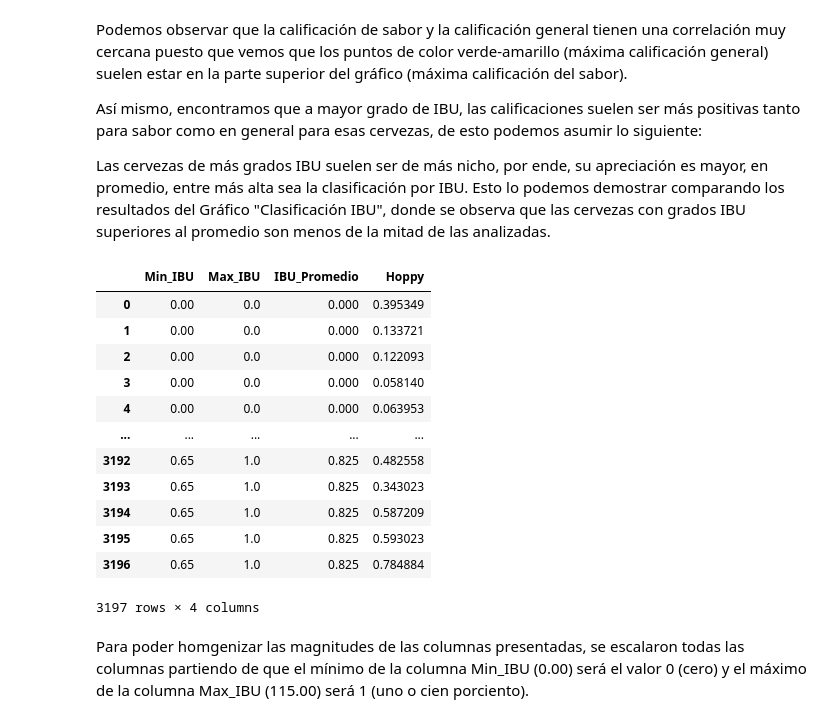
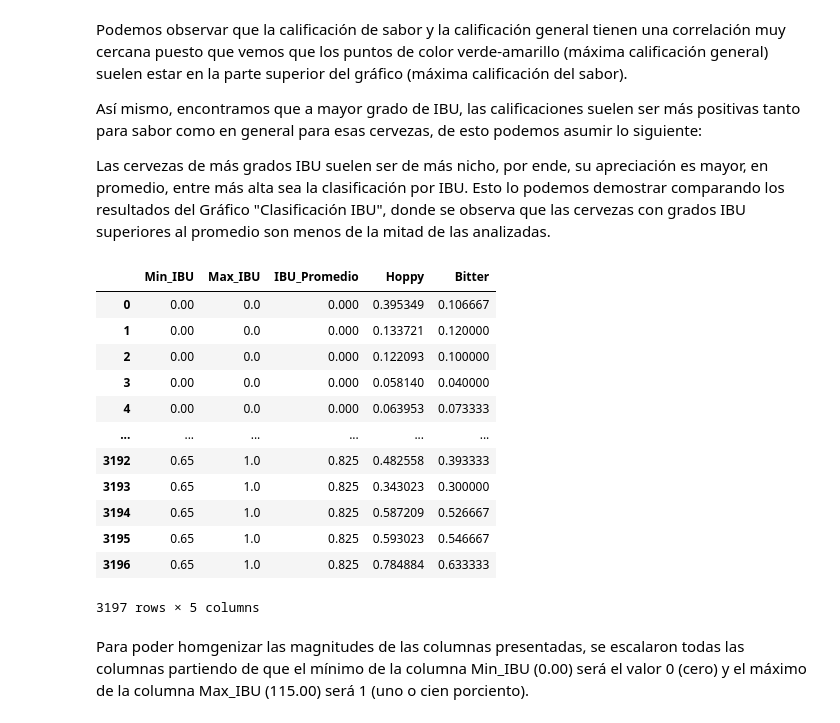
Before and after one commit to JMRRT1992/Coderhouse, a Jupyter notebook: Proyecto/Data/Raw/Entrega 2/vizualizacion_ReyesRetanaT.ipynb, the cells around one changed output. Drawn from its saved outputs; the diff is of its cells as text; code cells hidden in the pictures.

```diff
--- a/Proyecto/Data/Raw/Entrega 2/vizualizacion_ReyesRetanaT.ipynb
+++ b/Proyecto/Data/Raw/Entrega 2/vizualizacion_ReyesRetanaT.ipynb
@@ -371,0 +372,4 @@ A continuación analizaremos las calificaciones de los consumidores vs los grado
+# %%
+#Separando la columna Style
+wrk_df[["Style", "Secondary Style"]] = wrk_df.Style.str.split(" - ", expand = True)
+print(wrk_df["Style"].value_counts())
@@ -405,36 +458,35 @@ Así mismo, encontramos que a mayor grado de IBU, las calificaciones suelen ser
 
 Las cervezas de más grados IBU suelen ser de más nicho, por ende, su apreciación es mayor, en promedio, entre más alta sea la clasificación por IBU. Esto lo podemos demostrar comparando los resultados del Gráfico "Clasificación IBU", donde se observa que las cervezas con grados IBU superiores al promedio son menos de la mitad de las analizadas.
 # %%
-#Graficamos la comparativa entre los márgenes superior e inferior de IBU y la sensación de lúpulo dada por los
-#encuestados.
-
-#Crearemos un Data Frame adicional para ordenarlo y poder realizar el gráfico que buscamos.
+#Crearemos un Data Frame adicional para ordenarlo y poder realizar gráficos auxiliares que nos ayuden a mejor entender la
+# relación de los grados IBU con la sensación de los consumidores.
 wrk_df.rename(columns = {"Min IBU" : "Min_IBU"}, inplace = True)
 wrk_df.rename(columns = {"Max IBU" : "Max_IBU"}, inplace = True)
 
-IBU_df = wrk_df[["Min_IBU", "Max_IBU", "IBU_Promedio", "Hoppy"]].copy()
+IBU_df = wrk_df[["Min_IBU", "Max_IBU", "IBU_Promedio", "Hoppy", "Bitter"]].copy()
 IBU_df = IBU_df.sort_values(by = ["IBU_Promedio"])
 IBU_df = IBU_df.reset_index()
 IBU_df = IBU_df.drop("Name", axis = 1)
 
 IBU_df = (IBU_df - IBU_df["Min_IBU"].min())/(IBU_df["Max_IBU"].max() - IBU_df["Min_IBU"].min())
 IBU_df["Hoppy"] = (IBU_df["Hoppy"] - IBU_df["Hoppy"].min())/(IBU_df["Hoppy"].max() - IBU_df["Hoppy"].min())
+IBU_df["Bitter"] = (IBU_df["Bitter"] - IBU_df["Bitter"].min())/(IBU_df["Bitter"].max() - IBU_df["Bitter"].min())
 
 IBU_df
 # %% [output]
-|  | Min_IBU | Max_IBU | IBU_Promedio | Hoppy |
-| 0 | 0.00 | 0.0 | 0.000 | 0.395349 |
-| 1 | 0.00 | 0.0 | 0.000 | 0.133721 |
-| 2 | 0.00 | 0.0 | 0.000 | 0.122093 |
-| 3 | 0.00 | 0.0 | 0.000 | 0.058140 |
-| 4 | 0.00 | 0.0 | 0.000 | 0.063953 |
-| ... | ... | ... | ... | ... |
-| 3192 | 0.65 | 1.0 | 0.825 | 0.482558 |
-| 3193 | 0.65 | 1.0 | 0.825 | 0.343023 |
-| 3194 | 0.65 | 1.0 | 0.825 | 0.587209 |
-| 3195 | 0.65 | 1.0 | 0.825 | 0.593023 |
-| 3196 | 0.65 | 1.0 | 0.825 | 0.784884 |
+|  | Min_IBU | Max_IBU | IBU_Promedio | Hoppy | Bitter |
+| 0 | 0.00 | 0.0 | 0.000 | 0.395349 | 0.106667 |
+| 1 | 0.00 | 0.0 | 0.000 | 0.133721 | 0.120000 |
+| 2 | 0.00 | 0.0 | 0.000 | 0.122093 | 0.100000 |
+| 3 | 0.00 | 0.0 | 0.000 | 0.058140 | 0.040000 |
+| 4 | 0.00 | 0.0 | 0.000 | 0.063953 | 0.073333 |
+| ... | ... | ... | ... | ... | ... |
+| 3192 | 0.65 | 1.0 | 0.825 | 0.482558 | 0.393333 |
+| 3193 | 0.65 | 1.0 | 0.825 | 0.343023 | 0.300000 |
+| 3194 | 0.65 | 1.0 | 0.825 | 0.587209 | 0.526667 |
+| 3195 | 0.65 | 1.0 | 0.825 | 0.593023 | 0.546667 |
+| 3196 | 0.65 | 1.0 | 0.825 | 0.784884 | 0.633333 |
-3197 rows × 4 columns
+3197 rows × 5 columns
 # %% [markdown]
 Para poder homgenizar las magnitudes de las columnas presentadas, se escalaron todas las columnas partiendo de que el mínimo de la columna Min_IBU (0.00) será el valor 0 (cero) y el máximo de la columna Max_IBU (115.00) será 1 (uno o cien porciento).
 # %%
```
Also changed, not shown: parts of 11 cells of this notebook.
